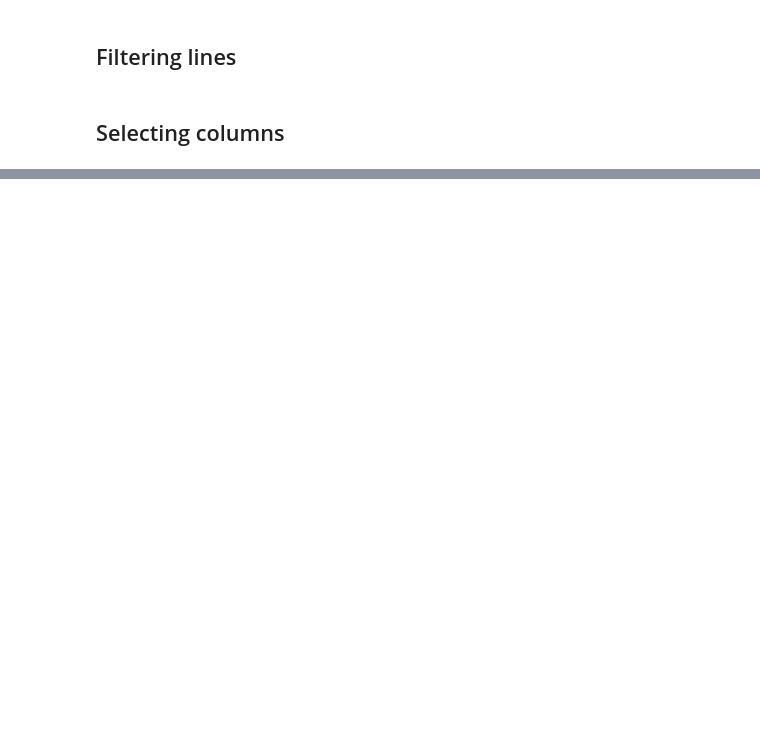
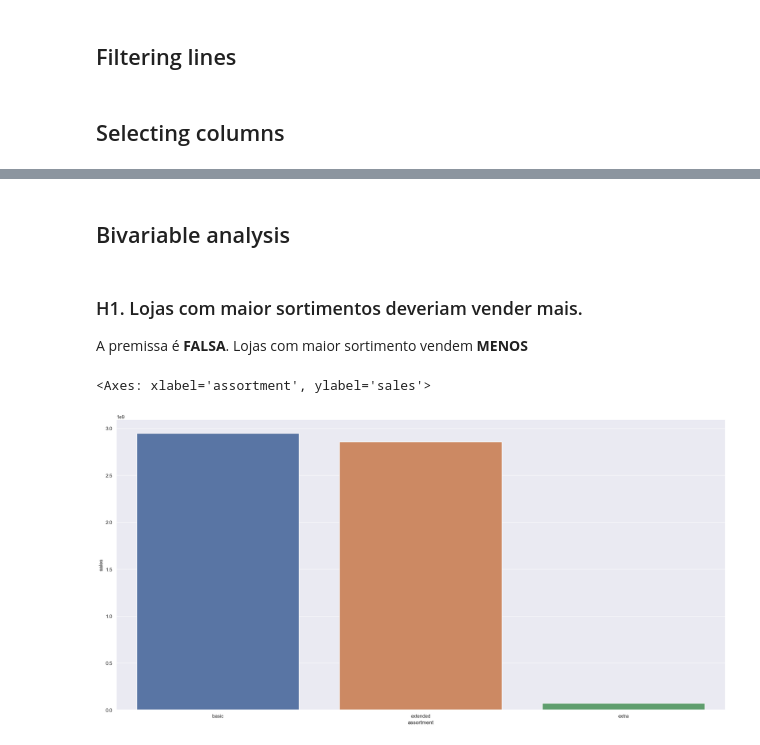
Before and after one commit to FSaladini/rossman_store_predict, a Jupyter notebook: main.ipynb, the cells around one changed output, grey strips where cells are left out. Saved outputs shown, nothing was run; the diff lists cells and outputs as text; code cells hidden in the pictures; blank space fills up the shorter version.

```diff
--- a/main.ipynb
+++ b/main.ipynb
@@ -379,0 +433,12 @@ df3 = df3.drop( cols_drop, axis=1 )
+# %% [markdown]
+## Bivariable analysis
+# %% [markdown]
+### H1. Lojas com maior sortimentos deveriam vender mais.
+
+A premissa é **FALSA**. Lojas com maior sortimento vendem **MENOS**
+# %%
+aux1 = df4[['assortment', 'sales']].groupby('assortment').sum().reset_index()
+sns.barplot( data = aux1, x = 'assortment', y = 'sales')
+# %% [output]
+<Axes: xlabel='assortment', ylabel='sales'>
+[figure, added]
```
Also changed, not shown: parts of 25 cells of this notebook.
